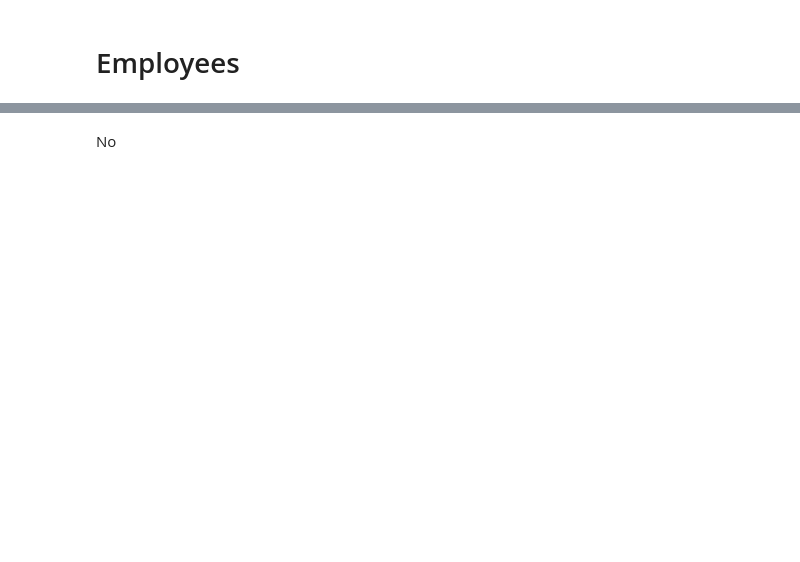
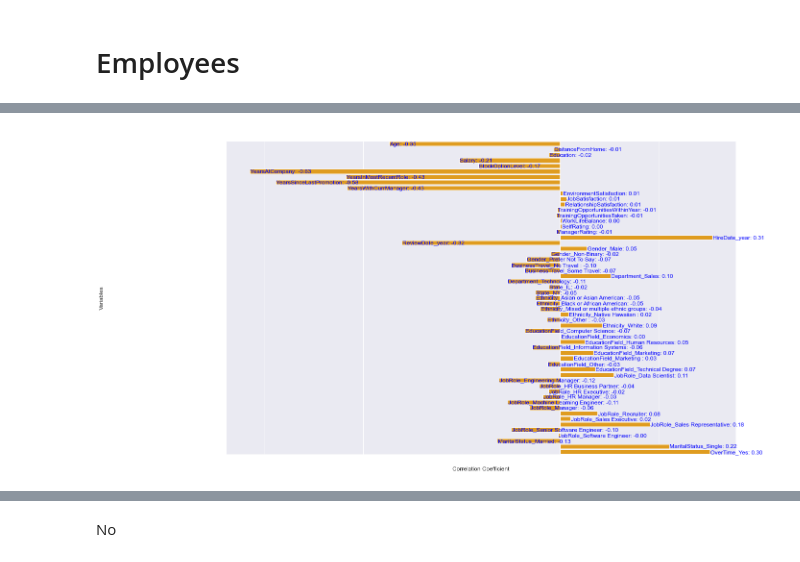
Before and after one commit to 1145267383/HR_Project, a Jupyter notebook: 03-Preprocessing_ML_Model/01-Python_PreP_ML.ipynb, the cells around one changed output, grey strips where cells are left out. Saved outputs shown, nothing was run; the diff lists cells and outputs as text; code cells hidden in the pictures; blank space fills up the shorter version.

```diff
--- a/03-Preprocessing_ML_Model/01-Python_PreP_ML.ipynb
+++ b/03-Preprocessing_ML_Model/01-Python_PreP_ML.ipynb
@@ -130,0 +269,32 @@ Connection successful!
+# %%
+# Calculate the correlation with Attrition_Yes and drop the Attrition_Yes column itself
+correlation_with_attrition = df_dummies.corr()["Attrition_Yes"].drop("Attrition_Yes")
+
+# Set up the figure for the horizontal bar plot
+plt.figure(figsize=(19, 12))  # Set the figure size
+
+# Create the horizontal bar plot with a solid color
+sns.barplot(y=correlation_with_attrition.index, x=correlation_with_attrition.values, color="orange")
+
+# Add titles to the axes
+plt.ylabel("Variables", fontsize=12)  # Y-axis label
+plt.xlabel("Correlation Coefficient", fontsize=12)  # X-axis label
+plt.title("Correlation of Categorical Variables with Attrition", fontsize=16, color='white')  # Title of the bar plot
+
+# Set y-ticks to italic
+plt.yticks(fontstyle='italic', color='white')  # Set y labels to italic and white
+plt.xticks(fontstyle='italic', color='white')  # Set x labels to italic
+
+# Display the variable names with correlation values next to the bars
+for index, value in enumerate(correlation_with_attrition.values):
+    plt.text(value+0.001, index, f"{correlation_with_attrition.index[index]}: {value:.2f}",
+             ha='left', va='center_baseline', fontsize=12, color='blue')  # Add text next to the bars with variable names and values
+
+
+# Save the figure
+plt.savefig("correlation_bar_plot_horizontal.png", bbox_inches='tight', dpi=300)  # Save the plot
+
+# Show the horizontal bar plot
+plt.show()
+# %% [output]
+[figure, added]
```
Also changed, not shown: parts of 44 cells of this notebook, 5 other files.
